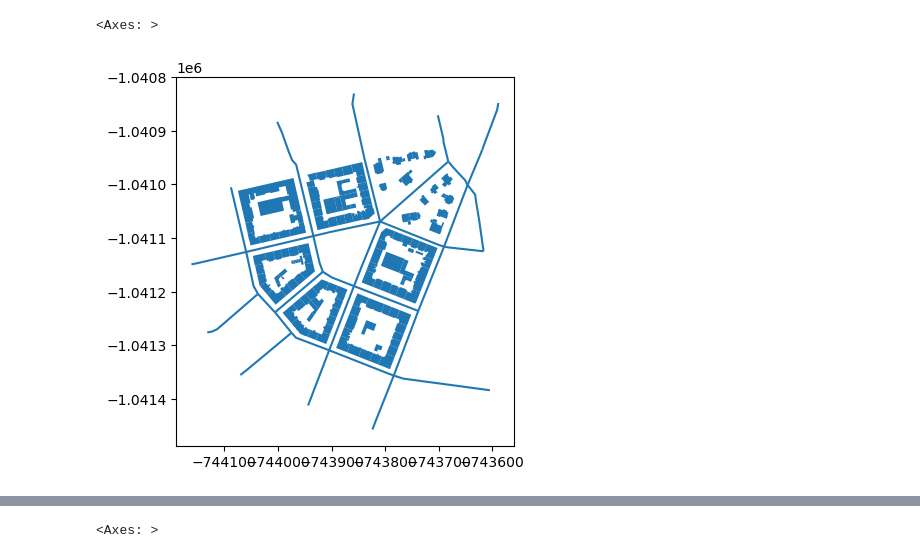
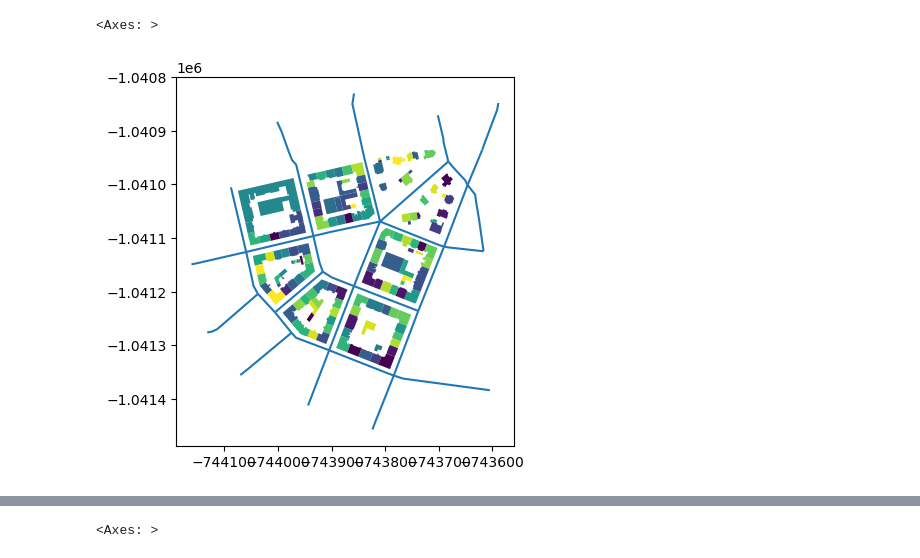
Before and after one commit to uscuni/streetscape, a Jupyter notebook: example.ipynb, the cells around one changed output, grey strips where cells are left out. Saved outputs shown, nothing was run; the diff lists cells and outputs as text; code cells hidden in the pictures.

Commit message:
heigth and category

```diff
--- a/example.ipynb
+++ b/example.ipynb
@@ -19,10 +19,13 @@ warnings.filterwarnings(
 streets = gpd.read_file("bubenec.gpkg", layer="streets").to_crs(5514)
 buildings = gpd.read_file("bubenec.gpkg", layer="buildings").to_crs(5514)
 plots = gpd.read_file("bubenec.gpkg", layer="plots").to_crs(5514)
+# %%
+buildings["category"] = np.random.randint(0, 6, len(buildings))
+buildings["height"] = np.random.randint(12, 30, len(buildings))
 # %%
 ax = streets.plot()
-buildings.plot(ax=ax)
+buildings.plot("height",  ax=ax)
 # %% [output]
 <Axes: >
-[figure, old version]
+[figure, new version]
 # %%
```
Also changed, not shown: parts of 5 cells of this notebook, 1 other file.
